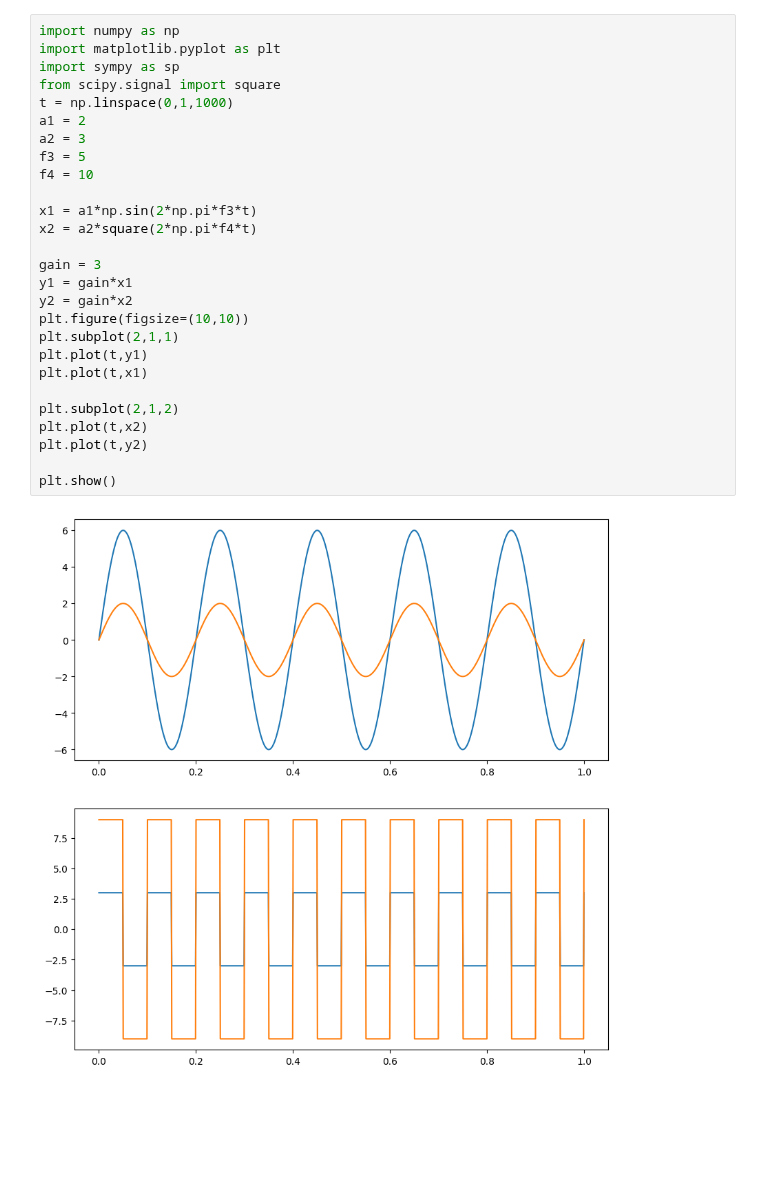
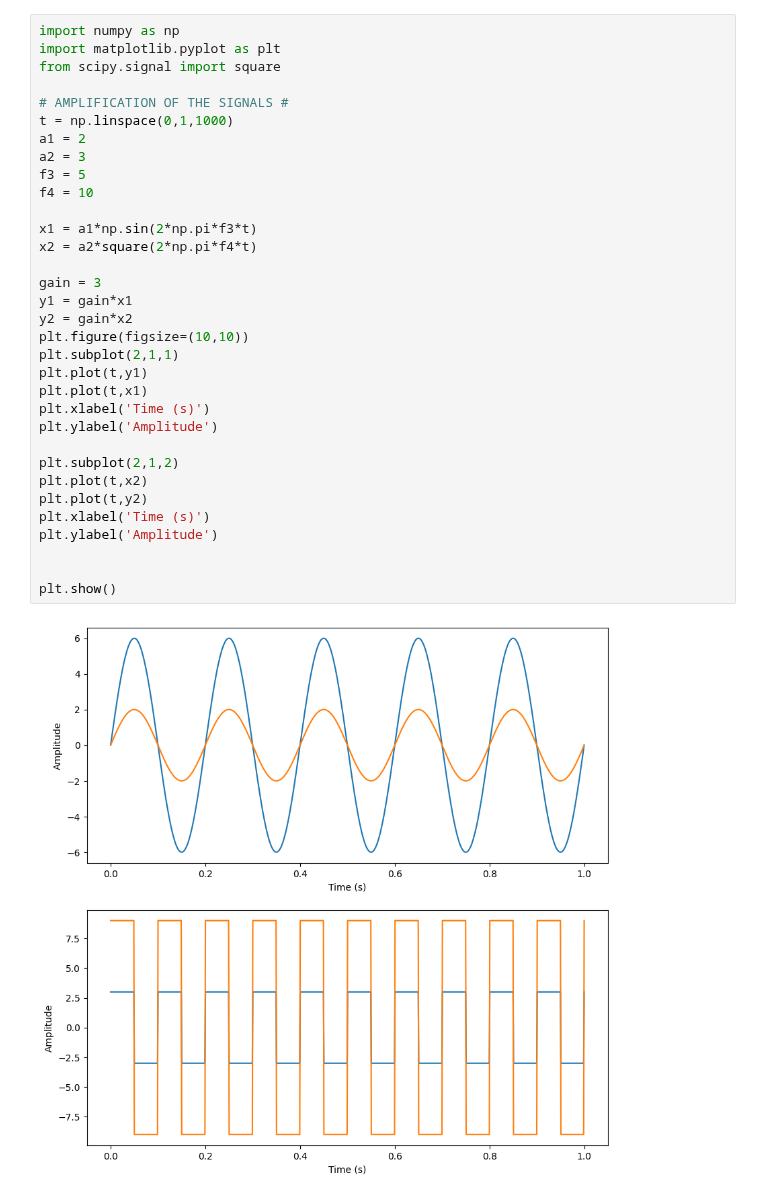
Before and after one commit to ananyachikkur-cs/signal-and-system-lab, a Jupyter notebook: lab3_txt.ipynb, the cells around one changed output. Drawn from its saved outputs; the diff is of its cells as text; blank space fills up the shorter version.

```diff
--- a/lab3_txt.ipynb
+++ b/lab3_txt.ipynb
@@ -3,29 +3,35 @@
 # %%
 import numpy as np
 import matplotlib.pyplot as plt
-import sympy as sp
 from scipy.signal import square
+
+# AMPLIFICATION OF THE SIGNALS #
 t = np.linspace(0,1,1000)
 a1 = 2
 a2 = 3
 f3 = 5
 f4 = 10
 
 x1 = a1*np.sin(2*np.pi*f3*t)
 x2 = a2*square(2*np.pi*f4*t)
 
 gain = 3
 y1 = gain*x1
 y2 = gain*x2
 plt.figure(figsize=(10,10))
 plt.subplot(2,1,1)
 plt.plot(t,y1)
 plt.plot(t,x1)
+plt.xlabel('Time (s)')
+plt.ylabel('Amplitude')
 
 plt.subplot(2,1,2)
 plt.plot(t,x2)
 plt.plot(t,y2)
+plt.xlabel('Time (s)')
+plt.ylabel('Amplitude')
+
 
 plt.show()
 # %% [output]
-[figure, old version]
+[figure, new version]
```
Also changed, not shown: parts of 4 cells of this notebook.
